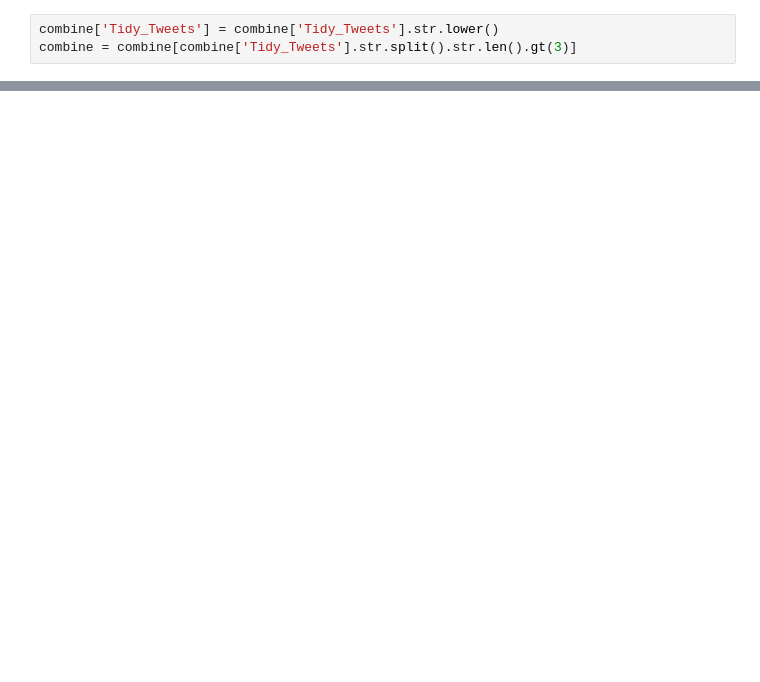
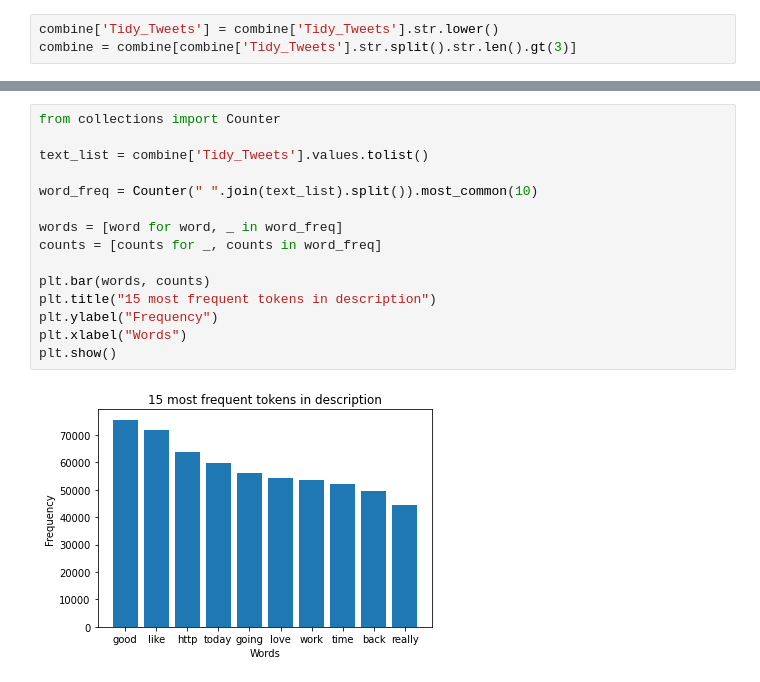
Before and after one commit to AnGafa/Sentiment-Analysis-from-Tweets, a Jupyter notebook: DataCleanupVisualized.ipynb, the cells around one changed output, grey strips where cells are left out. Drawn from its saved outputs; the diff is of its cells as text; blank space fills up the shorter version.

```diff
--- a/DataCleanupVisualized.ipynb
+++ b/DataCleanupVisualized.ipynb
@@ -192,0 +201,17 @@ sns.despine()
+# %%
+from collections import Counter
+
+text_list = combine['Tidy_Tweets'].values.tolist()
+
+word_freq = Counter(" ".join(text_list).split()).most_common(10)
+
+words = [word for word, _ in word_freq]
+counts = [counts for _, counts in word_freq]
+
+plt.bar(words, counts)
+plt.title("15 most frequent tokens in description")
+plt.ylabel("Frequency")
+plt.xlabel("Words")
+plt.show()
+# %% [output]
+[figure, added]
```
Also changed, not shown: parts of 6 cells of this notebook, 2 other files.
